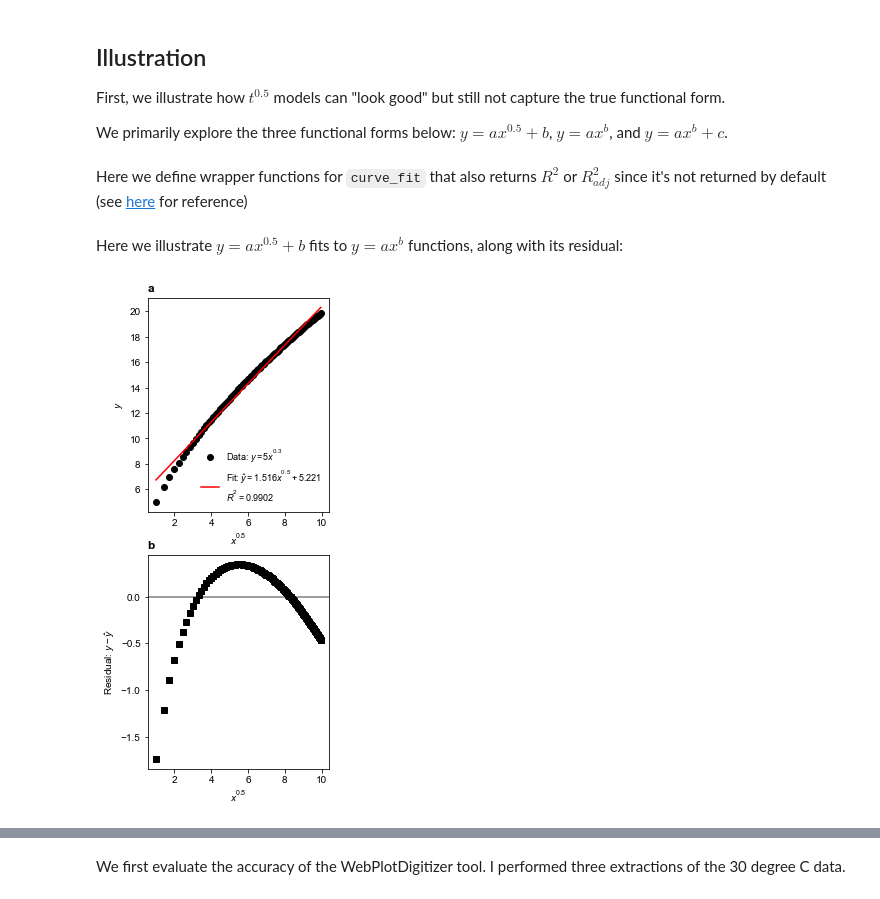
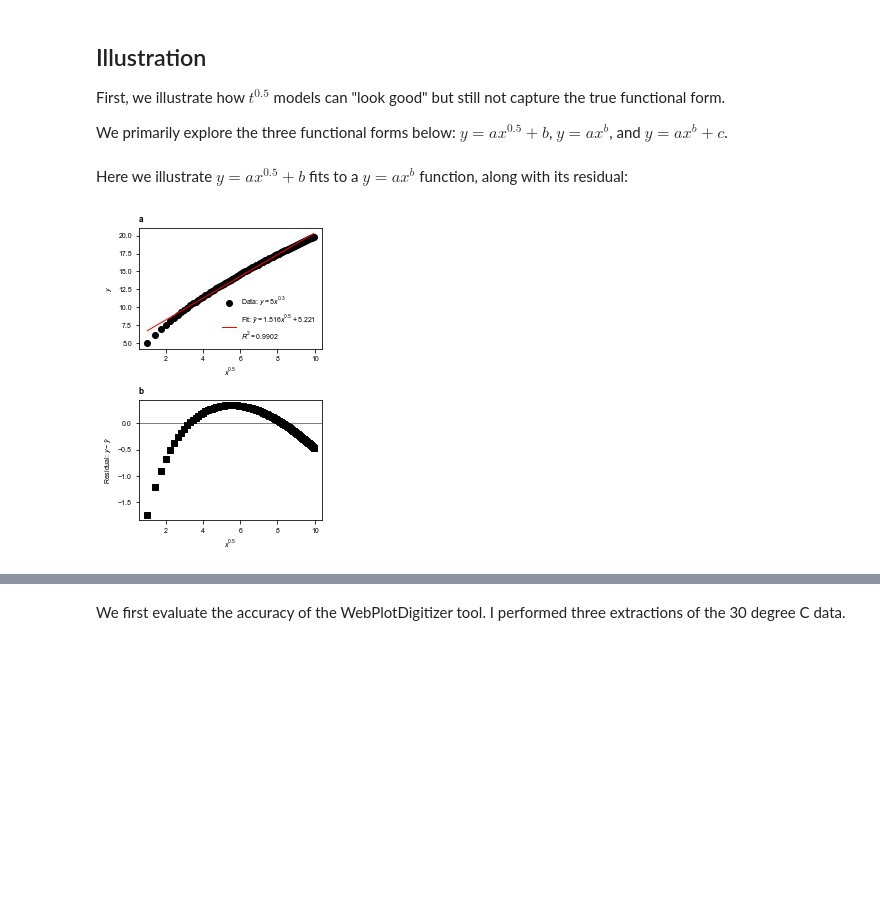
Before and after one commit to petermattia/SEI-growth-time-dependence, a Jupyter notebook: SEI time dependence.ipynb, the cells around one changed output, grey strips where cells are left out. Cells and saved outputs as stored; diff of their text form; code cells hidden in the pictures; blank space fills up the shorter version.

Commit message:
Updates
Add 95% CIs to exponents, reduce figure sizes/font sizes

```diff
--- a/SEI time dependence.ipynb
+++ b/SEI time dependence.ipynb
@@ -25,0 +36,2 @@ rcParams['mathtext.rm'] = 'Arial'
+# %%
+alpha = 0.05 # 95% confidence interval = 100*(1-alpha)
@@ -25,0 +40,5 @@ rcParams['mathtext.rm'] = 'Arial'
+# %%
+def tval(alpha, n, p):
+    dof = max(0, n - p) # degrees of freedom
+    tval = t.ppf(1 - alpha/2, dof)
+    return tval
@@ -37,74 +88,43 @@ def power1(x, a, b):
 
 def power2(x, a, b, c):
     return a * x**b + c
-# %% [markdown]
-Here we define wrapper functions for `curve_fit` that also returns $R^2$ or $R^2_{adj}$ since it's not returned by default (see [here](https://stackoverflow.com/questions/19189362/getting-the-r-squared-value-using-curve-fit) for reference)
-# %%
-def adj_r_squared(r_squared, n, p):
-    return r_squared - ((p-1)/(n-p)) * (1-r_squared)
-
-def curve_fit_with_r_squared(f, xdata, ydata):
-    popt, pcov = curve_fit(f, xdata, ydata)
-
-    residuals = ydata - f(xdata, *popt)
-    ss_res = np.sum(residuals**2)
-
-    ss_tot = np.sum((ydata - np.mean(ydata))**2)
-
-    r_sq = 1 - (ss_res/ss_tot)
-
-    return popt, pcov, r_sq
-
-def curve_fit_with_adj_r_squared(f, xdata, ydata):
-    popt, pcov = curve_fit(f, xdata, ydata, maxfev=10000)
-
-    residuals = ydata - f(xdata, *popt)
-    ss_res = np.sum(residuals**2)
-
-    ss_tot = np.sum((ydata - np.mean(ydata))**2)
-
-    p = len(popt)
-    n = len(xdata)
-    r_sq = 1 - (ss_res/ss_tot)
-    adj_r_sq = adj_r_squared(r_sq, n, p)
-
-    return popt, pcov, adj_r_sq
 # %% [markdown]
-Here we illustrate $ y=ax^{0.5}+b $ fits to $ y=ax^b $ functions, along with its residual:
+Here we illustrate $ y=ax^{0.5}+b $ fits to a $ y=ax^b $ function, along with its residual:
 # %%
 exponent = 0.3
 
 x = np.arange(1, 100) # example data
 sqrt_x = np.sqrt(x)
 y = 5 * (x**exponent)
 
-popt, pcov, r_squared = curve_fit_with_r_squared(t_onehalf, x, y)
+popt, CIs, r_squared = curve_fit_with_r_squared(t_onehalf, x, y)
 
 plt.subplots(figsize=(fig_width, fig_height*2), nrows=2)
 plt.subplot(211)
 plt.title('a', loc='left', weight='bold')
 
 plt.plot(sqrt_x, y, 'ko',
          label='Data: ' + r'$y=5x^{' + str(exponent) + '}$')
 plt.plot(sqrt_x, t_onehalf(x, *popt), 'r-',
          label='Fit: ' + r'$\hat{y}=%5.3fx^{0.5} + %5.3f$' % tuple(popt)
          + '\n' + r'$R^2=%3.4f$' %(r_squared))
 plt.xlabel(r'$x^{0.5}$')
 plt.ylabel(r'$y$')
-plt.legend(frameon=False, fontsize=9)
+plt.legend()
 
 plt.subplot(212)
 plt.title('b', loc='left', weight='bold')
 
 plt.axhline(0, color='tab:gray')
 plt.plot(x**0.5, y-t_onehalf(x, *popt), 'ks')
 
 plt.xlabel(r'$x^{0.5}$')
 plt.ylabel(r'Residual: $y-\hat{y}$')
 
+plt.tight_layout()
 plt.savefig('figures/example.eps', bbox_inches='tight', format='eps')
 # %% [output]
-[figure, old version]
+[figure, new version]
 # %% [markdown]
 ## Literature data re-analysis
 Next, we re-analyze literature data.
```
Also changed, not shown: parts of 26 cells of this notebook, 11 other files.
